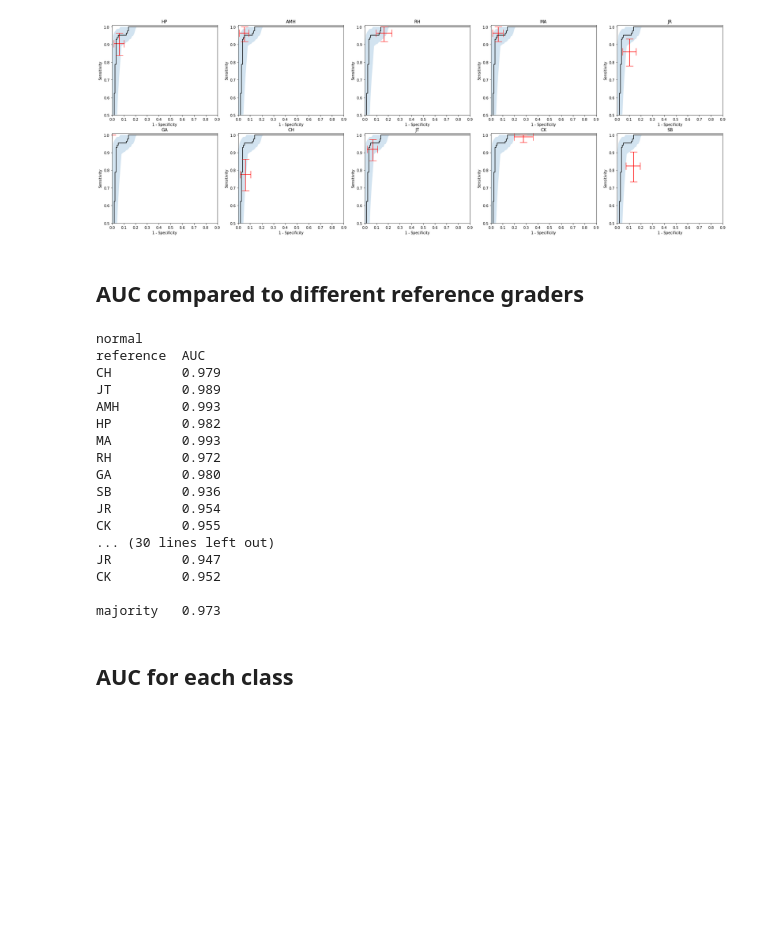
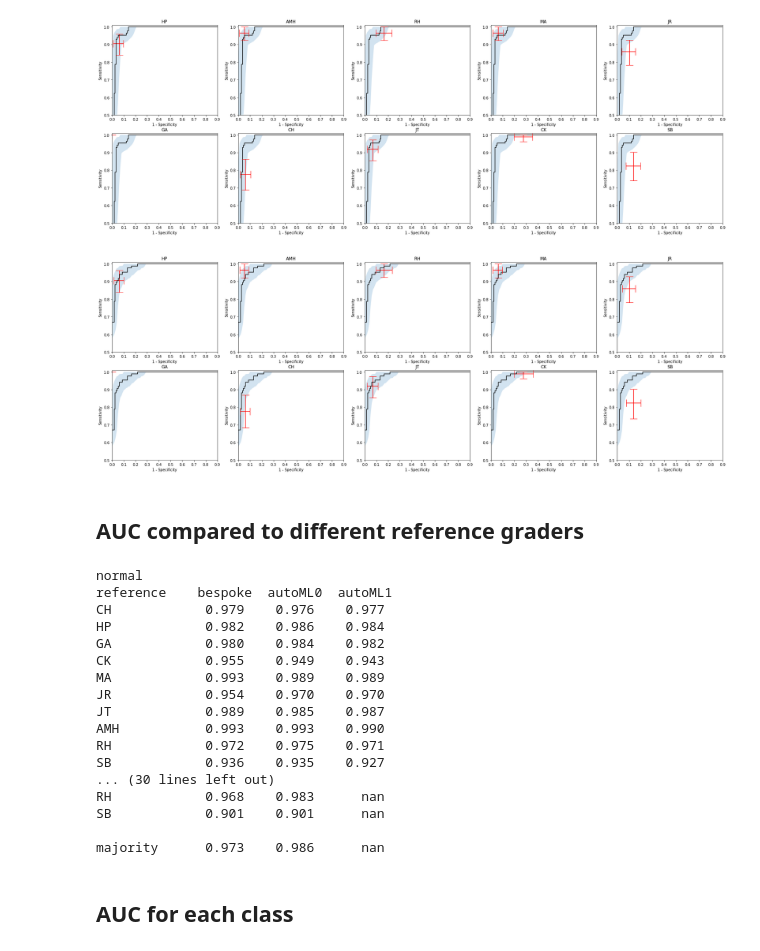
Before and after one commit to MoorfieldsInnovationLab/ROP, a Jupyter notebook: model_development/Evaluate220221.ipynb, the cells around one changed output. Saved outputs shown, nothing was run; the diff lists cells and outputs as text; code cells hidden in the pictures; blank space fills up the shorter version.

```diff
--- a/model_development/Evaluate220221.ipynb
+++ b/model_development/Evaluate220221.ipynb
@@ -395,16 +506,16 @@ GA
 # %%
-def plot_bootstrap_roc(reference, class_name='normal', invert=False):
+def plot_bootstrap_roc(model_dict, reference, class_name='normal', invert=False):
 
     if invert:
-        ensemble_sample = [1 - model_gradings[fn, class_name] for fn in test_filenames]
+        ensemble_sample = [1 - model_dict[fn, class_name] for fn in test_filenames]
         reference_sample = [all_gradings[reference, fn]!=class_name for fn in test_filenames]
     else:
-        ensemble_sample = [model_gradings[fn, class_name] for fn in test_filenames]
+        ensemble_sample = [model_dict[fn, class_name] for fn in test_filenames]
         reference_sample = [all_gradings[reference, fn]==class_name for fn in test_filenames]
 
     fpr, tpr, threshold = metrics.roc_curve(reference_sample, ensemble_sample)
 
-    lower_fpr, upper_fpr, bootstrap_samples = bootstrap_model(reference, class_name, invert)
+    lower_fpr, upper_fpr, bootstrap_samples = bootstrap_model(model_dict, reference, class_name, invert)
 
     plt.figure(figsize=(30, 10))
 
@@ -429,39 +540,57 @@ plot_bootstrap_roc('GA', class_name='normal', invert=True)
 # %% [output]
 [figure]
+# %%
+# Compare model and graders to GA
+plot_bootstrap_roc(autoML_gradings0, 'GA', class_name='normal', invert=True)
+# %% [output]
+[figure, added]
 # %% [markdown]
 ## AUC compared to different reference graders
 # %%
 for class_name in class_names:
     print(class_name)
-    print('reference  AUC')
-    o = [model_gradings[fn, class_name] for fn in test_filenames]
+    print('reference    bespoke  autoML0  autoML1')
     for grader in graders_full_set:
         r = [all_gradings[grader, fn] == class_name for fn in test_filenames]
-        print('{:10s} {:.3f}'.format(grader, roc_auc_score(r, o)))
+
+        rocs = [
+            roc_auc_score(r, [model_dict[fn, class_name] for fn in test_filenames])
+            if all((fn, class_name) in model_dict for fn in test_filenames) else np.nan
+            for model_dict in (model_gradings, autoML_gradings0, autoML_gradings1)
+        ]
+
+        print('{:10s} {:8.3f} {:8.3f} {:8.3f}'.format(grader, *rocs))
     print()
 
     r = [all_gradings['majority', fn] == class_name for fn in test_filenames]
-    print('{:10s} {:.3f}'.format('majority', roc_auc_score(r, o)))
+    rocs = [
+        roc_auc_score(r, [model_dict[fn, class_name] for fn in test_filenames])
+        if all((fn, class_name) in model_dict for fn in test_filenames) else np.nan
+        for model_dict in (model_gradings, autoML_gradings0, autoML_gradings1)
+    ]
+
+    print('{:10s} {:8.3f} {:8.3f} {:8.3f}'.format('majority', *rocs))
+
     print()
     print()
 # %% [output]
 normal
-reference  AUC
-CH         0.979
-JT         0.989
-AMH        0.993
-HP         0.982
-MA         0.993
-RH         0.972
-GA         0.980
-SB         0.936
-JR         0.954
-CK         0.955
+reference    bespoke  autoML0  autoML1
+CH            0.979    0.976    0.977
+HP            0.982    0.986    0.984
+GA            0.980    0.984    0.982
+CK            0.955    0.949    0.943
+MA            0.993    0.989    0.989
+JR            0.954    0.970    0.970
+JT            0.989    0.985    0.987
+AMH           0.993    0.993    0.990
+RH            0.972    0.975    0.971
+SB            0.936    0.935    0.927
 ... (30 lines left out)
-JR         0.947
-CK         0.952
+RH            0.968    0.983      nan
+SB            0.901    0.901      nan
 
-majority   0.973
+majority      0.973    0.986      nan
 # %% [markdown]
 ## AUC for each class
 # %%
```
Also changed, not shown: parts of 28 cells of this notebook, 1 other file.
